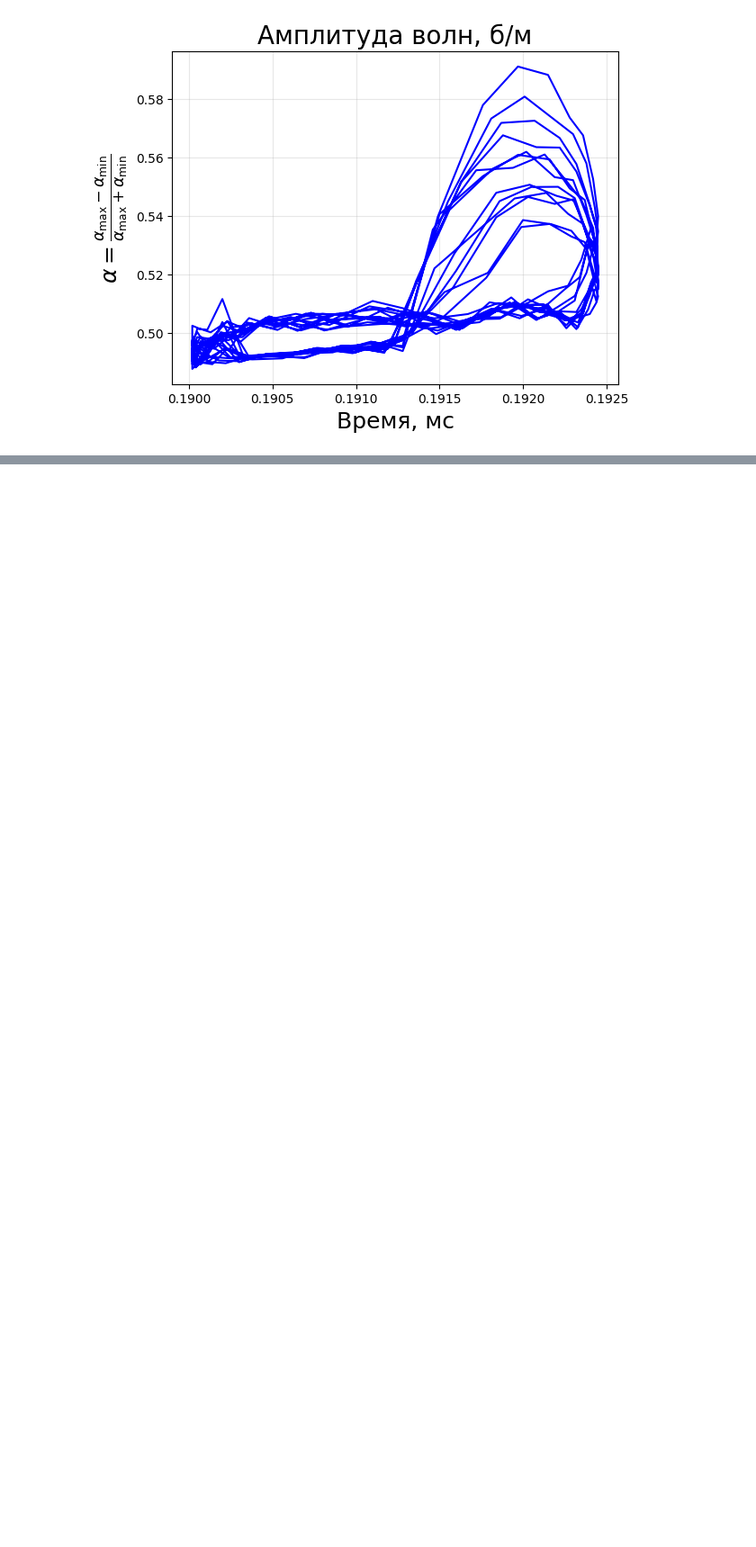
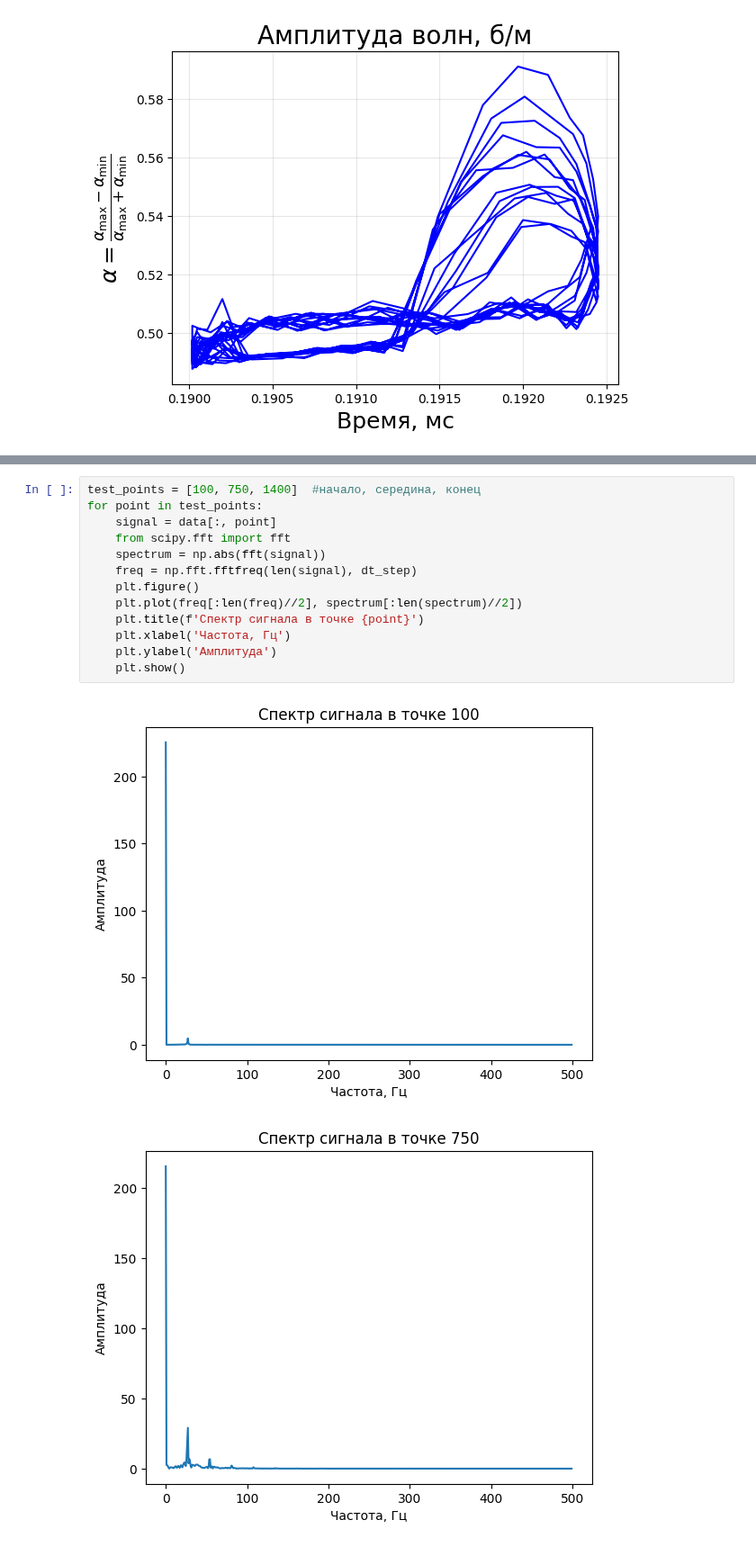
Before and after one commit to UlyanaGru/Fourier, a Jupyter notebook: test.ipynb, the cells around one changed output, grey strips where cells are left out. Shown at 90% size. Drawn from its saved outputs; the diff is of its cells as text; blank space fills up the shorter version.

```diff
--- a/test.ipynb
+++ b/test.ipynb
@@ -386,0 +448,16 @@ plt.show()
+# %%
+test_points = [100, 750, 1400]  #начало, середина, конец
+for point in test_points:
+    signal = data[:, point]
+    from scipy.fft import fft
+    spectrum = np.abs(fft(signal))
+    freq = np.fft.fftfreq(len(signal), dt_step)
+    plt.figure()
+    plt.plot(freq[:len(freq)//2], spectrum[:len(spectrum)//2])
+    plt.title(f'Спектр сигнала в точке {point}')
+    plt.xlabel('Частота, Гц')
+    plt.ylabel('Амплитуда')
+    plt.show()
+# %% [output]
+[figure, added]
+[figure, added]
```
Also changed, not shown: parts of 7 cells of this notebook.
